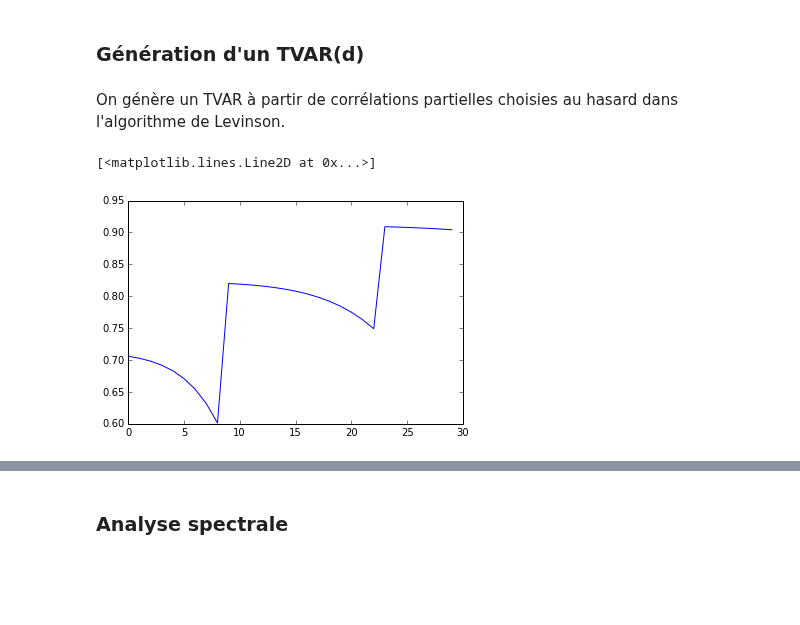
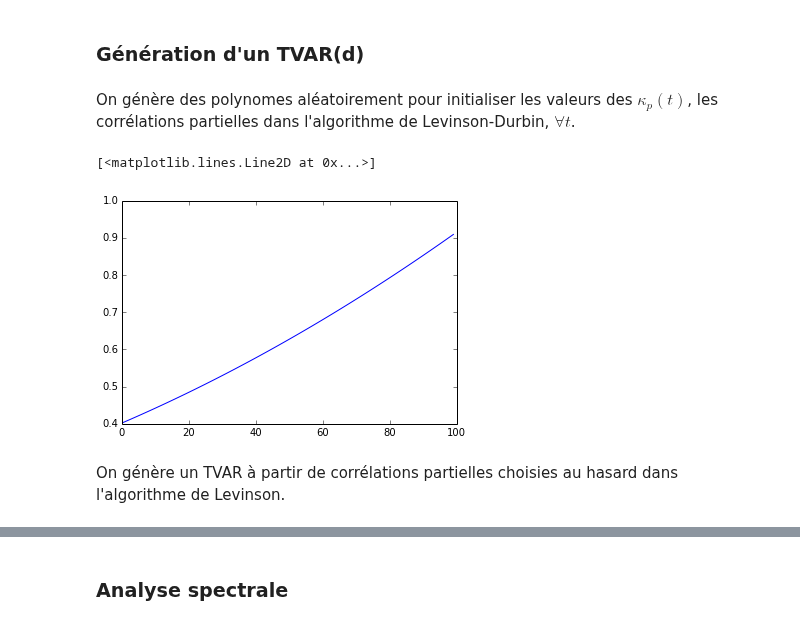
Before and after one commit to jngod2011/TVAR_Prediction, a Jupyter notebook: TVAR_d.ipynb, the cells around one changed output, grey strips where cells are left out. Cells and saved outputs as stored; diff of their text form; code cells hidden in the pictures; blank space fills up the shorter version.

```diff
--- a/TVAR_d.ipynb
+++ b/TVAR_d.ipynb
@@ -16,3 +16,5 @@ MSE(\mu, t) = ||\theta_t - \hat\theta_t(\mu)||^2
 \end{equation}
 # %% [markdown]
 ### Génération d'un TVAR(d)
+# %% [markdown]
+On génère des polynomes aléatoirement pour initialiser les valeurs des $\kappa_p(t)$, les corrélations partielles dans l'algorithme de Levinson-Durbin, $\forall t$.
@@ -19,2 +34,9 @@ MSE(\mu, t) = ||\theta_t - \hat\theta_t(\mu)||^2
+# %%
+poly = random_polynom(3,100)
+
+plt.plot(poly)
+# %% [output]
+[<matplotlib.lines.Line2D at 0x...>]
+[figure, added]
 # %% [markdown]
 On génère un TVAR à partir de corrélations partielles choisies au hasard dans l'algorithme de Levinson.
@@ -34,8 +43 @@ def random_polynom(p, T):
-# %%
-poly = random_polynom(30, 30)
-
-plt.plot(poly)
-# %% [output]
-[<matplotlib.lines.Line2D at 0x...>]
-[figure, removed]
 # %%
```
Also changed, not shown: parts of 39 cells of this notebook.
